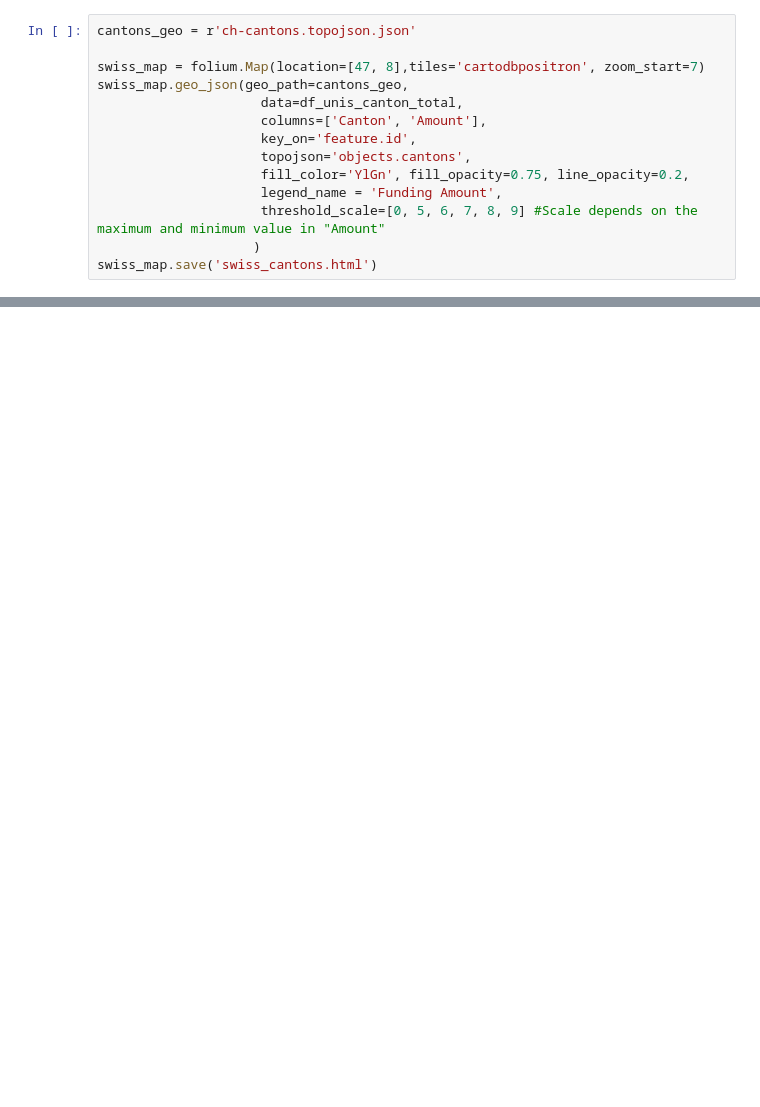
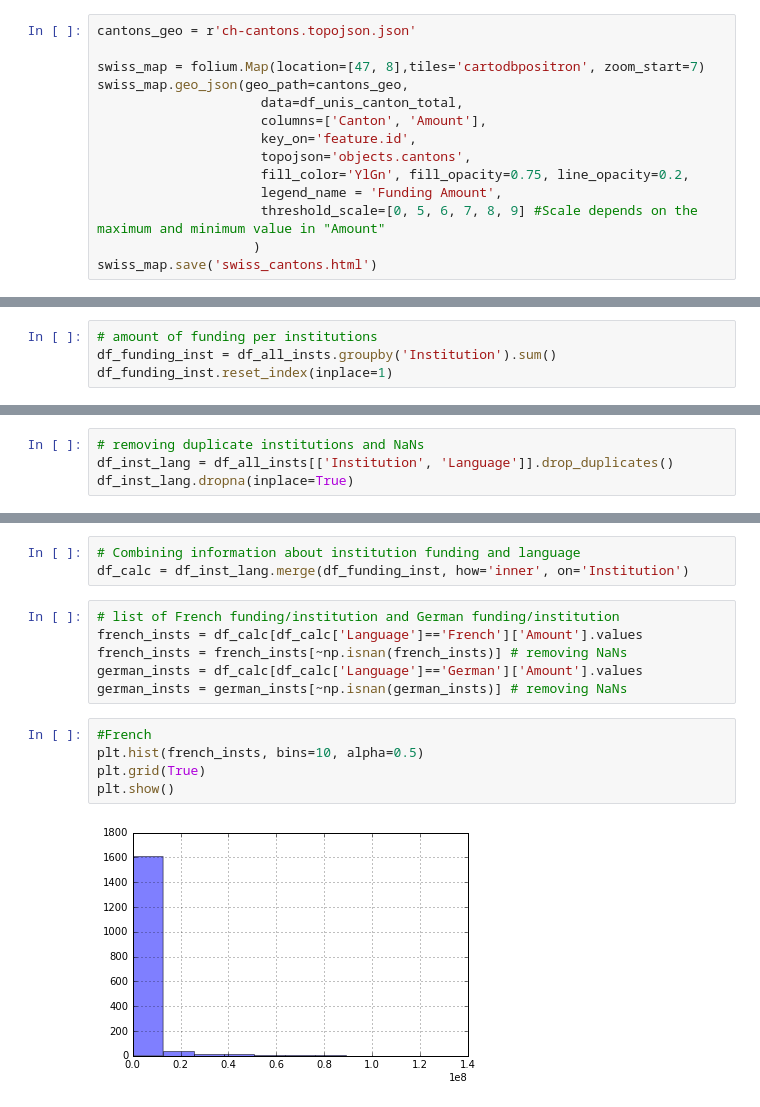
Before and after one commit to kirtanp/ADA-EPFL-2016, a Jupyter notebook: Lab3/choropleth-complete_Map.ipynb, the cells around one changed output, grey strips where cells are left out. Drawn from its saved outputs; the diff is of its cells as text; blank space fills up the shorter version.

```diff
--- a/Lab3/choropleth-complete_Map.ipynb
+++ b/Lab3/choropleth-complete_Map.ipynb
@@ -403,0 +525,4 @@ dict_rostigraben = {'AG': 'G', 'AI': 'G', 'AR': 'G',
+# %%
+# amount of funding per institutions
+df_funding_inst = df_all_insts.groupby('Institution').sum()
+df_funding_inst.reset_index(inplace=1)
@@ -403,0 +538,4 @@ dict_rostigraben = {'AG': 'G', 'AI': 'G', 'AR': 'G',
+# %%
+# removing duplicate institutions and NaNs
+df_inst_lang = df_all_insts[['Institution', 'Language']].drop_duplicates()
+df_inst_lang.dropna(inplace=True)
@@ -403,0 +565,16 @@ dict_rostigraben = {'AG': 'G', 'AI': 'G', 'AR': 'G',
+# %%
+# Combining information about institution funding and language
+df_calc = df_inst_lang.merge(df_funding_inst, how='inner', on='Institution')
+# %%
+# list of French funding/institution and German funding/institution
+french_insts = df_calc[df_calc['Language']=='French']['Amount'].values
+french_insts = french_insts[~np.isnan(french_insts)] # removing NaNs
+german_insts = df_calc[df_calc['Language']=='German']['Amount'].values
+german_insts = german_insts[~np.isnan(german_insts)] # removing NaNs
+# %%
+#French
+plt.hist(french_insts, bins=10, alpha=0.5)
+plt.grid(True)
+plt.show()
+# %% [output]
+[figure, added]
```
Also changed, not shown: parts of 36 cells of this notebook, 2 other files.
